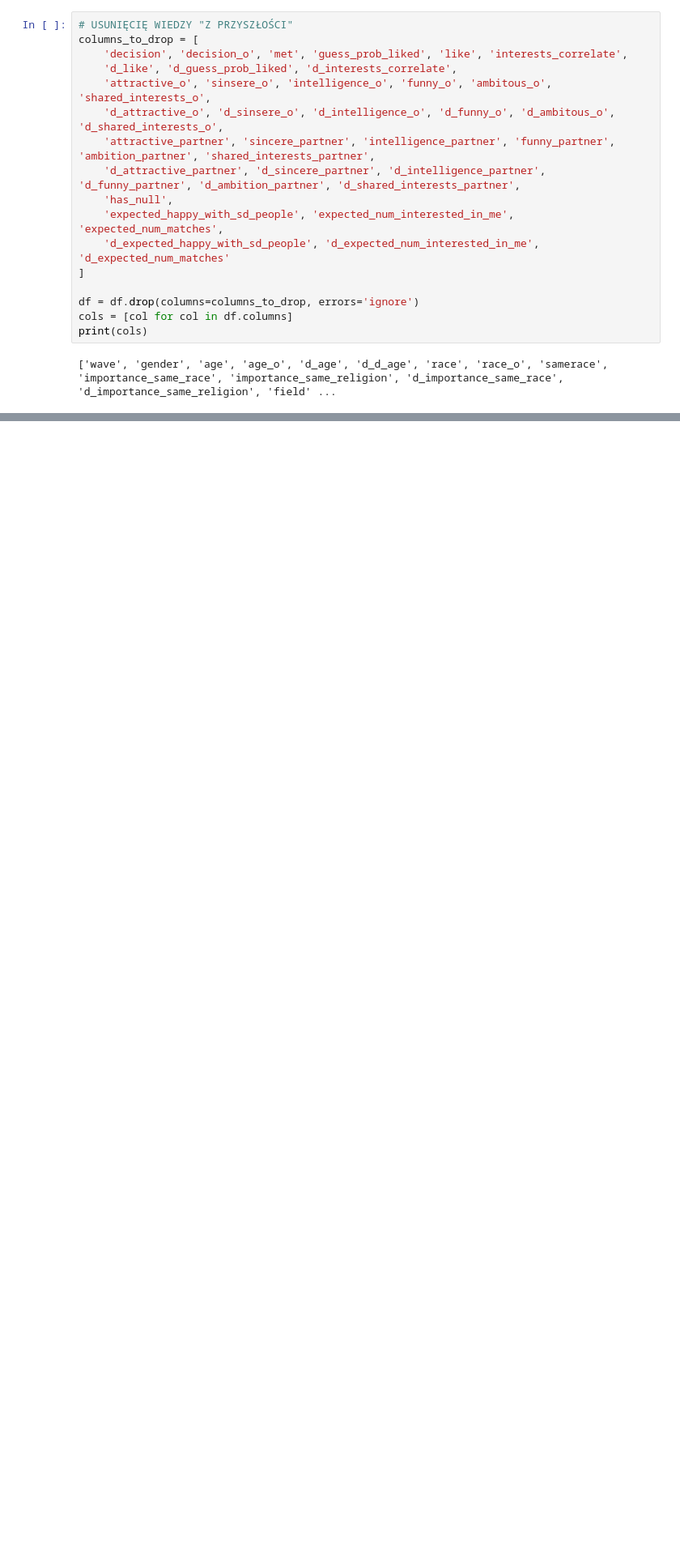
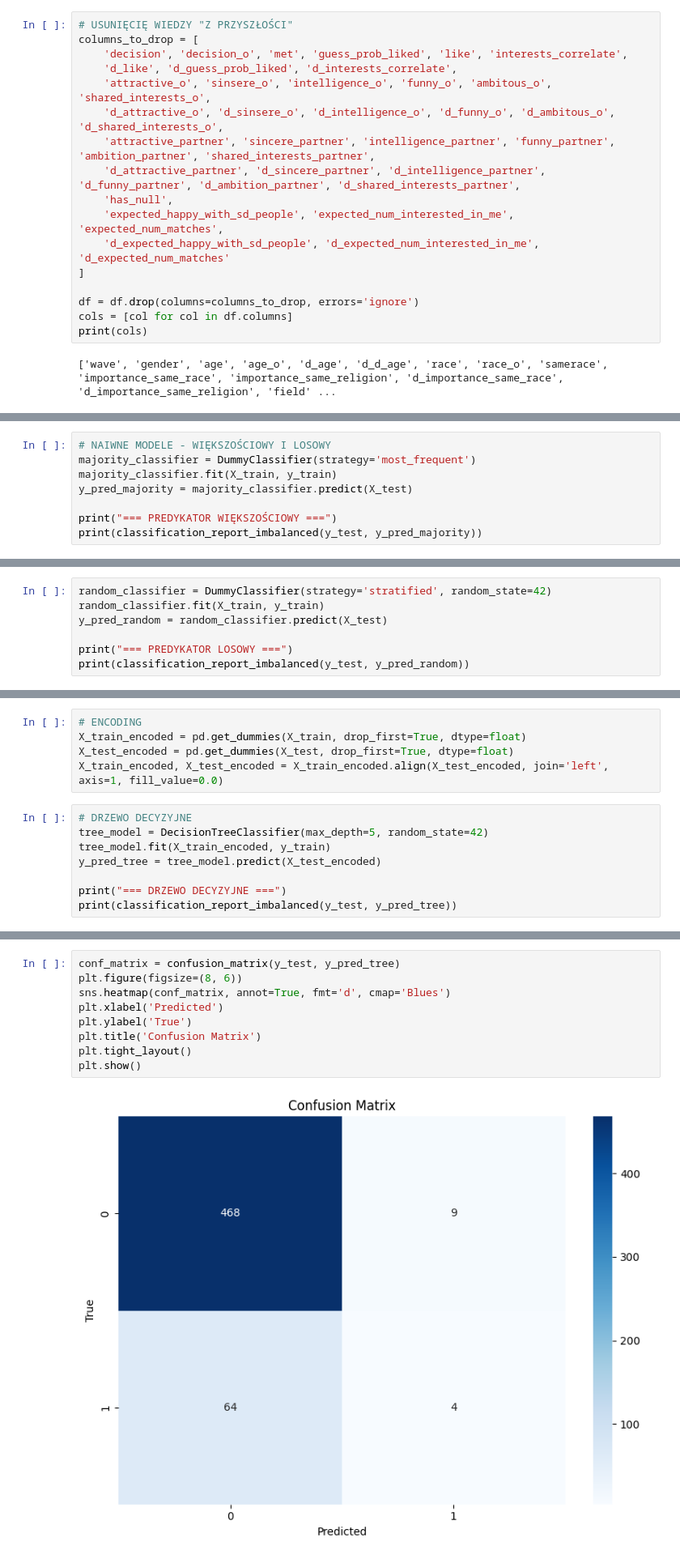
Before and after one commit to Zajecia-na-PWr-LR/lista6-MateuszOlech, a Jupyter notebook: Lista6.ipynb, the cells around one changed output, grey strips where cells are left out. Shown at 81% size. Drawn from its saved outputs; the diff is of its cells as text; blank space fills up the shorter version.

```diff
--- a/Lista6.ipynb
+++ b/Lista6.ipynb
@@ -108,0 +261,8 @@ met                                      375        float64
+# %%
+# NAIWNE MODELE - WIĘKSZOŚCIOWY I LOSOWY
+majority_classifier = DummyClassifier(strategy='most_frequent')
+majority_classifier.fit(X_train, y_train)
+y_pred_majority = majority_classifier.predict(X_test)
+
+print("=== PREDYKATOR WIĘKSZOŚCIOWY ===")
+print(classification_report_imbalanced(y_test, y_pred_majority))
@@ -108,0 +277,7 @@ met                                      375        float64
+# %%
+random_classifier = DummyClassifier(strategy='stratified', random_state=42)
+random_classifier.fit(X_train, y_train)
+y_pred_random = random_classifier.predict(X_test)
+
+print("=== PREDYKATOR LOSOWY ===")
+print(classification_report_imbalanced(y_test, y_pred_random))
@@ -108,0 +292,13 @@ met                                      375        float64
+# %%
+# ENCODING
+X_train_encoded = pd.get_dummies(X_train, drop_first=True, dtype=float)
+X_test_encoded = pd.get_dummies(X_test, drop_first=True, dtype=float)
+X_train_encoded, X_test_encoded = X_train_encoded.align(X_test_encoded, join='left', axis=1, fill_value=0.0)
+# %%
+# DRZEWO DECYZYJNE
+tree_model = DecisionTreeClassifier(max_depth=5, random_state=42)
+tree_model.fit(X_train_encoded, y_train)
+y_pred_tree = tree_model.predict(X_test_encoded)
+
+print("=== DRZEWO DECYZYJNE ===")
+print(classification_report_imbalanced(y_test, y_pred_tree))
@@ -108,0 +313,11 @@ met                                      375        float64
+# %%
+conf_matrix = confusion_matrix(y_test, y_pred_tree)
+plt.figure(figsize=(8, 6))
+sns.heatmap(conf_matrix, annot=True, fmt='d', cmap='Blues')
+plt.xlabel('Predicted')
+plt.ylabel('True')
+plt.title('Confusion Matrix')
+plt.tight_layout()
+plt.show()
+# %% [output]
+[figure, added]
```
Also changed, not shown: parts of 15 cells of this notebook.
